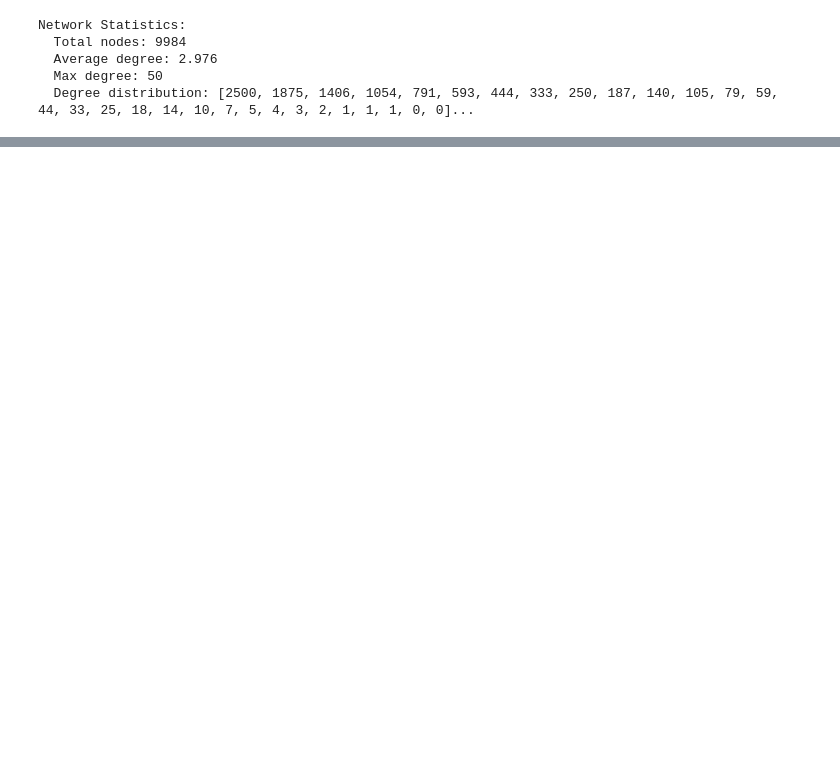
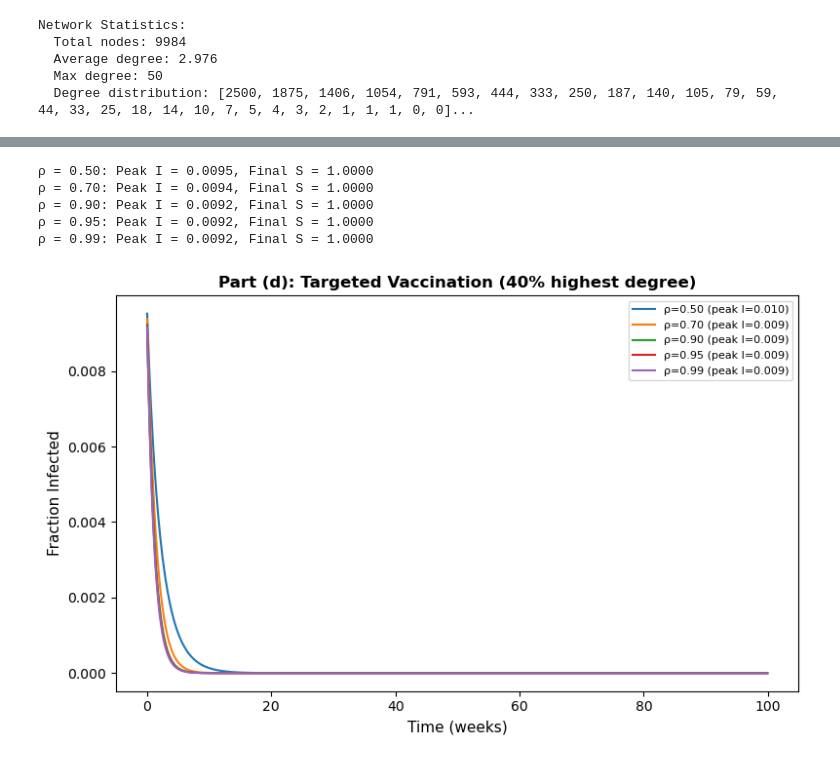
Before and after one commit to marobinette/ModelingComplexSystems, a Jupyter notebook: week10/hw3Q2_updated.ipynb, the cells around one changed output, grey strips where cells are left out. Cells and saved outputs as stored; diff of their text form; code cells hidden in the pictures; blank space fills up the shorter version.

```diff
--- a/week10/hw3Q2_updated.ipynb
+++ b/week10/hw3Q2_updated.ipynb
@@ -205,0 +192,29 @@ plt.show()
+# %%
+# target high degree nodes
+
+rho_values = [0.5, 0.7, 0.9, 0.95, 0.99]
+
+fig, axes = plt.subplots(figsize=(8, 5))
+for rho in rho_values:
+    T, St, It = run_hmf_vaccination(rho, vaccinate_high_degree=True)
+    peak_I = np.max(It)
+    final_S = St[-1]
+
+    axes.plot(T, It, label=f'ρ={rho:.2f} (peak I={peak_I:.3f})')
+    print(f"ρ = {rho:.2f}: Peak I = {peak_I:.4f}, Final S = {final_S:.4f}")
+
+axes.set_xlabel('Time (weeks)', fontsize=11)
+axes.set_ylabel('Fraction Infected', fontsize=11)
+axes.set_title('Part (d): Targeted Vaccination (40% highest degree)', fontsize=12, fontweight='bold')
+axes.legend(fontsize=8)
+
+plt.tight_layout()
+plt.savefig('vaccination_comparison_targeted.png', dpi=150, bbox_inches='tight')
+plt.show()
+# %% [output]
+ρ = 0.50: Peak I = 0.0095, Final S = 1.0000
+ρ = 0.70: Peak I = 0.0094, Final S = 1.0000
+ρ = 0.90: Peak I = 0.0092, Final S = 1.0000
+ρ = 0.95: Peak I = 0.0092, Final S = 1.0000
+ρ = 0.99: Peak I = 0.0092, Final S = 1.0000
+[figure, added]
```
Also changed, not shown: parts of 3 cells of this notebook, 3 other files.
